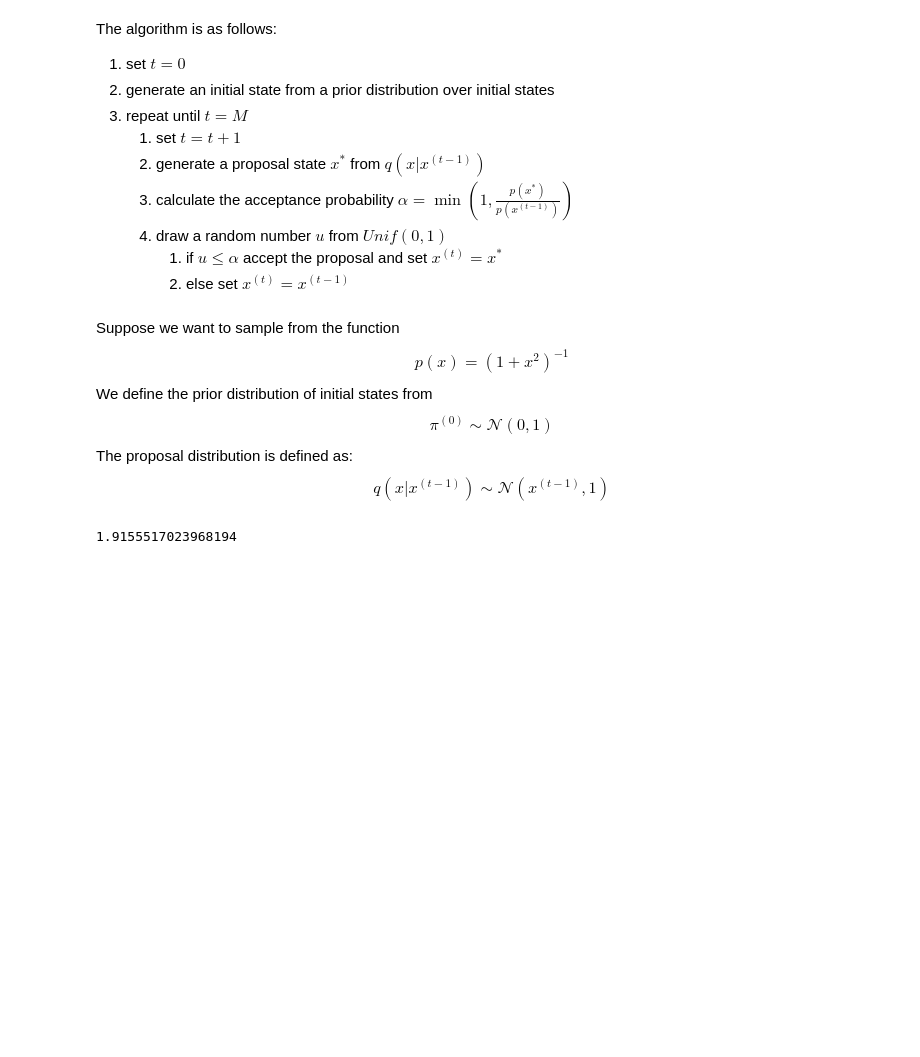
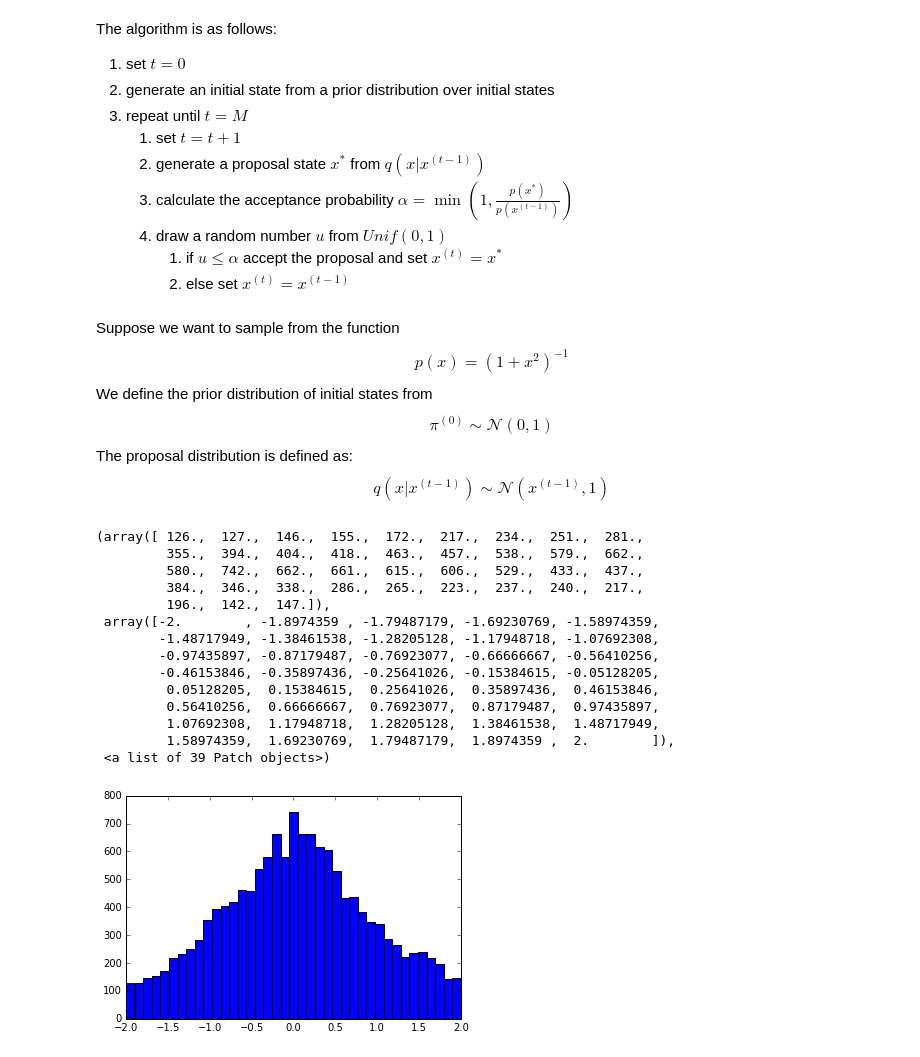
Before and after one commit to harrisonnguyen/research_practice, a Jupyter notebook: Sampling methods.ipynb, the cells around one changed output. Cells and saved outputs as stored; diff of their text form; code cells hidden in the pictures; blank space fills up the shorter version.

```diff
--- a/Sampling methods.ipynb
+++ b/Sampling methods.ipynb
@@ -130,7 +130,7 @@ $$\pi^{(0)}\sim \mathcal{N}(0,1)$$
 The proposal distribution is defined as:
 $$q(x|x^{(t-1)})\sim \mathcal{N}(x^{(t-1)},1) $$
 # %%
-nSamples = 5000
+nSamples = 20000
 nBurnIn = 500
 sigma = 1
 
@@ -157,7 +157,22 @@ for i in range(1,nSamples):
         x[0,i] = x[0,i-1]
 # %%
 samples = x[0,nBurnIn:]
-# %%
-np.random.normal(0.5,sigma)
-# %% [output]
-1.9155517023968194
+# %%
+bins = np.linspace(-2,2,40)
+plt.hist(samples,bins)
+# %% [output]
+(array([ 126.,  127.,  146.,  155.,  172.,  217.,  234.,  251.,  281.,
+         355.,  394.,  404.,  418.,  463.,  457.,  538.,  579.,  662.,
+         580.,  742.,  662.,  661.,  615.,  606.,  529.,  433.,  437.,
+         384.,  346.,  338.,  286.,  265.,  223.,  237.,  240.,  217.,
+         196.,  142.,  147.]),
+ array([-2.        , -1.8974359 , -1.79487179, -1.69230769, -1.58974359,
+        -1.48717949, -1.38461538, -1.28205128, -1.17948718, -1.07692308,
+        -0.97435897, -0.87179487, -0.76923077, -0.66666667, -0.56410256,
+        -0.46153846, -0.35897436, -0.25641026, -0.15384615, -0.05128205,
+         0.05128205,  0.15384615,  0.25641026,  0.35897436,  0.46153846,
+         0.56410256,  0.66666667,  0.76923077,  0.87179487,  0.97435897,
+         1.07692308,  1.17948718,  1.28205128,  1.38461538,  1.48717949,
+         1.58974359,  1.69230769,  1.79487179,  1.8974359 ,  2.        ]),
+ <a list of 39 Patch objects>)
+[figure, added]
```
Also changed, not shown: 2 other files.
